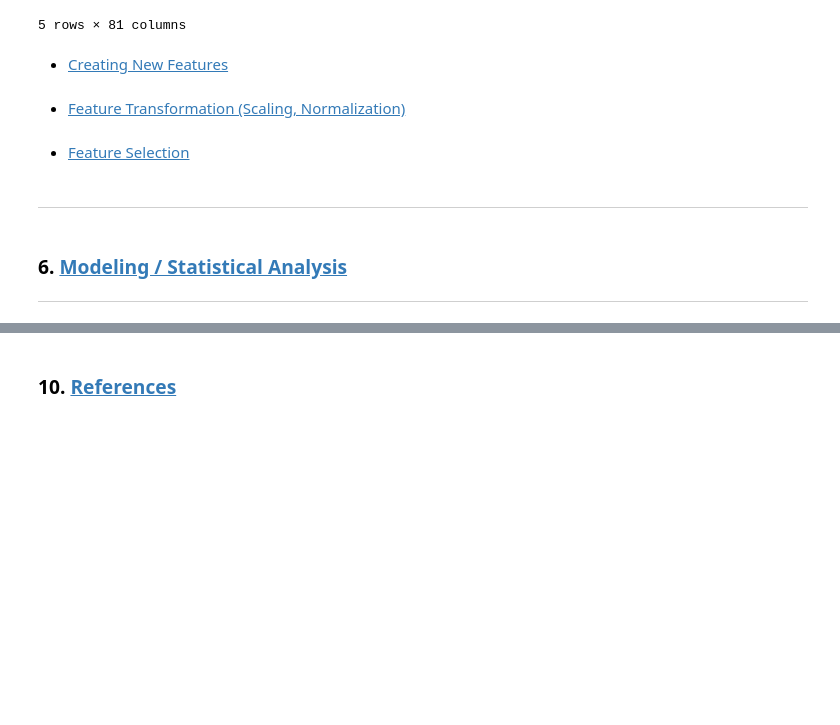
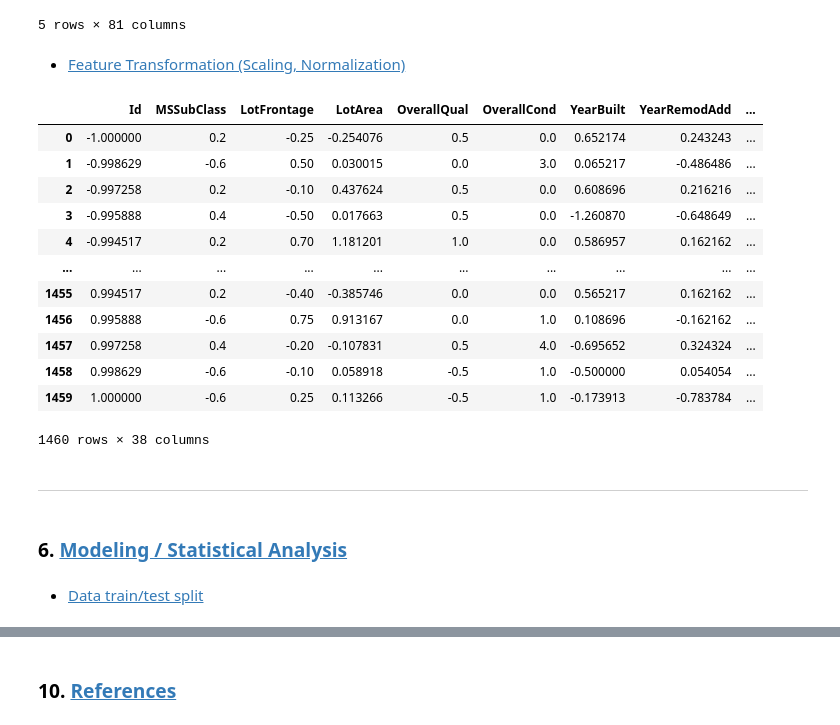
Before and after one commit to ALOBlack19/Housing-Prices-end-to-end-ML-pipeline, a Jupyter notebook: house_data_eda.ipynb, the cells around one changed output, grey strips where cells are left out. Saved outputs shown, nothing was run; the diff lists cells and outputs as text; code cells hidden in the pictures; blank space fills up the shorter version.

```diff
--- a/house_data_eda.ipynb
+++ b/house_data_eda.ipynb
@@ -351,17 +351,31 @@ df.head()
 | 3 | 4 | 70 | 3 | 60.0 | 9550 | 1 | 1 | 0 | 3 | ... |
 | 4 | 5 | 60 | 3 | 84.0 | 14260 | 1 | 1 | 0 | 3 | ... |
 5 rows × 81 columns
-# %% [markdown]
-   - [Creating New Features](#creating-new-features)
 # %% [markdown]
    - [Feature Transformation (Scaling, Normalization)](#feature-transformation-scaling-normalization)
 # %%
 scaler = RobustScaler()
-df_scaled = scaler.fit_transform(df.select_dtypes(include=['int64', 'float64']))
+scaled_array = scaler.fit_transform(df.select_dtypes(include=['int64', 'float64']))
+
+df_scaled = pd.DataFrame(scaled_array, columns=df.select_dtypes(include=['int64', 'float64']).columns)
+df_scaled
+# %% [output]
+|  | Id | MSSubClass | LotFrontage | LotArea | OverallQual | OverallCond | YearBuilt | YearRemodAdd | ... |
+| 0 | -1.000000 | 0.2 | -0.25 | -0.254076 | 0.5 | 0.0 | 0.652174 | 0.243243 | ... |
+| 1 | -0.998629 | -0.6 | 0.50 | 0.030015 | 0.0 | 3.0 | 0.065217 | -0.486486 | ... |
+| 2 | -0.997258 | 0.2 | -0.10 | 0.437624 | 0.5 | 0.0 | 0.608696 | 0.216216 | ... |
+| 3 | -0.995888 | 0.4 | -0.50 | 0.017663 | 0.5 | 0.0 | -1.260870 | -0.648649 | ... |
+| 4 | -0.994517 | 0.2 | 0.70 | 1.181201 | 1.0 | 0.0 | 0.586957 | 0.162162 | ... |
+| ... | ... | ... | ... | ... | ... | ... | ... | ... | ... |
+| 1455 | 0.994517 | 0.2 | -0.40 | -0.385746 | 0.0 | 0.0 | 0.565217 | 0.162162 | ... |
+| 1456 | 0.995888 | -0.6 | 0.75 | 0.913167 | 0.0 | 1.0 | 0.108696 | -0.162162 | ... |
+| 1457 | 0.997258 | 0.4 | -0.20 | -0.107831 | 0.5 | 4.0 | -0.695652 | 0.324324 | ... |
+| 1458 | 0.998629 | -0.6 | -0.10 | 0.058918 | -0.5 | 1.0 | -0.500000 | 0.054054 | ... |
+| 1459 | 1.000000 | -0.6 | 0.25 | 0.113266 | -0.5 | 1.0 | -0.173913 | -0.783784 | ... |
+1460 rows × 38 columns
-# %% [markdown]
-   - [Feature Selection](#feature-selection)
 # %% [markdown]
 ---
 # %% [markdown]
 ### 6. [Modeling / Statistical Analysis](#modeling--statistical-analysis)
----
+# %% [markdown]
+   - [Data train/test split](#Data-train-/-test-split)
```
Also changed, not shown: parts of 16 cells of this notebook.
